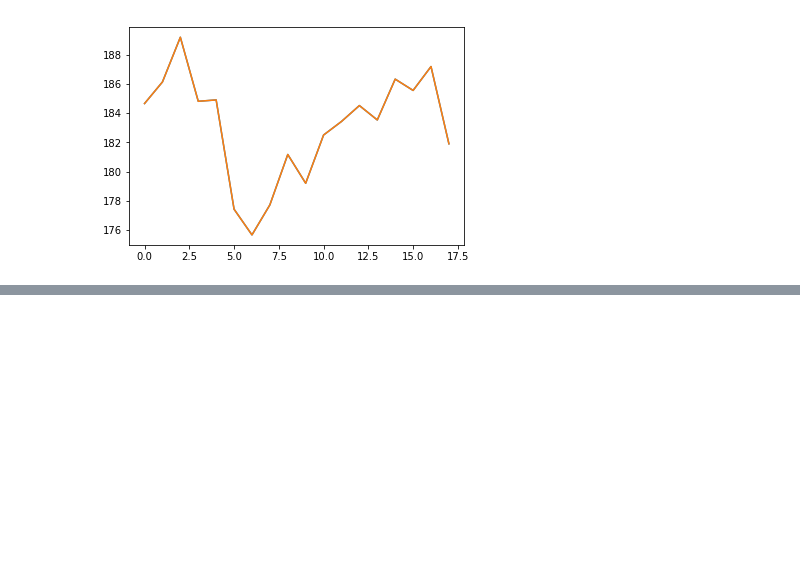
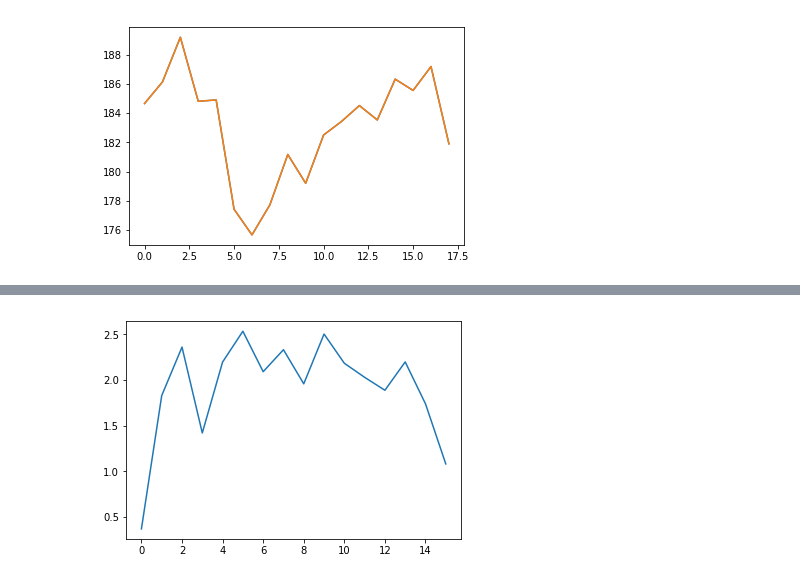
Before and after one commit to ndimubanzisenga/BuildingAcoustics, a Jupyter notebook: src/scripts/test.ipynb, the cells around one changed output, grey strips where cells are left out. Drawn from its saved outputs; the diff is of its cells as text; code cells hidden in the pictures; blank space fills up the shorter version.

```diff
--- a/src/scripts/test.ipynb
+++ b/src/scripts/test.ipynb
@@ -481,0 +522,5 @@ plt.xlabel()
+# %%
+plt.plot(reverberation_time)
+plt.show()
+# %% [output]
+[figure, added]
```
Also changed, not shown: parts of 7 cells of this notebook.
